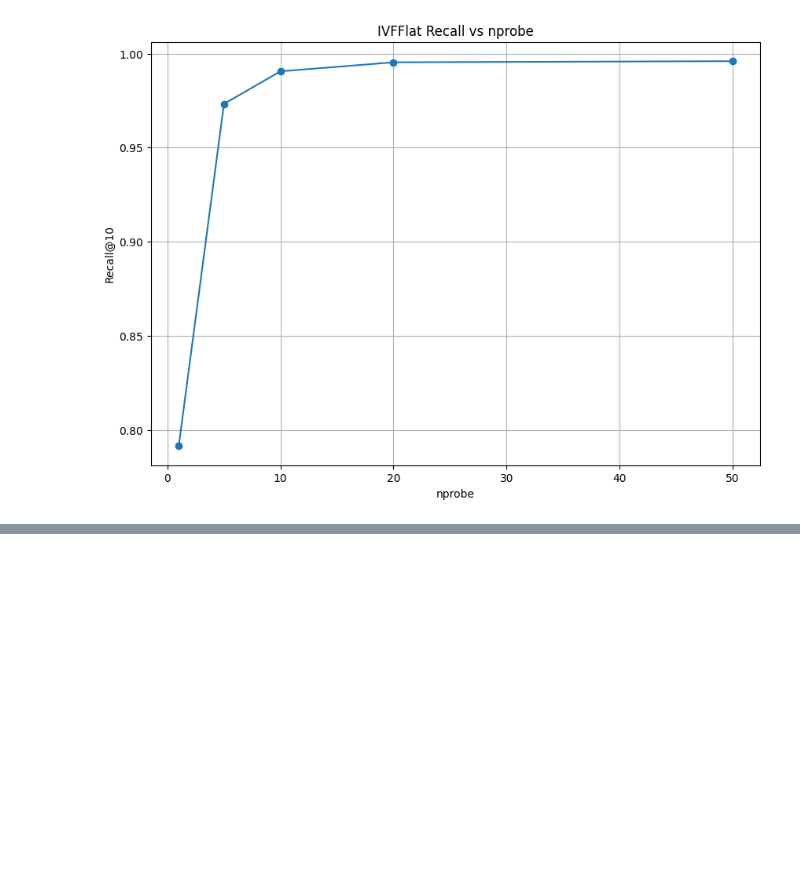
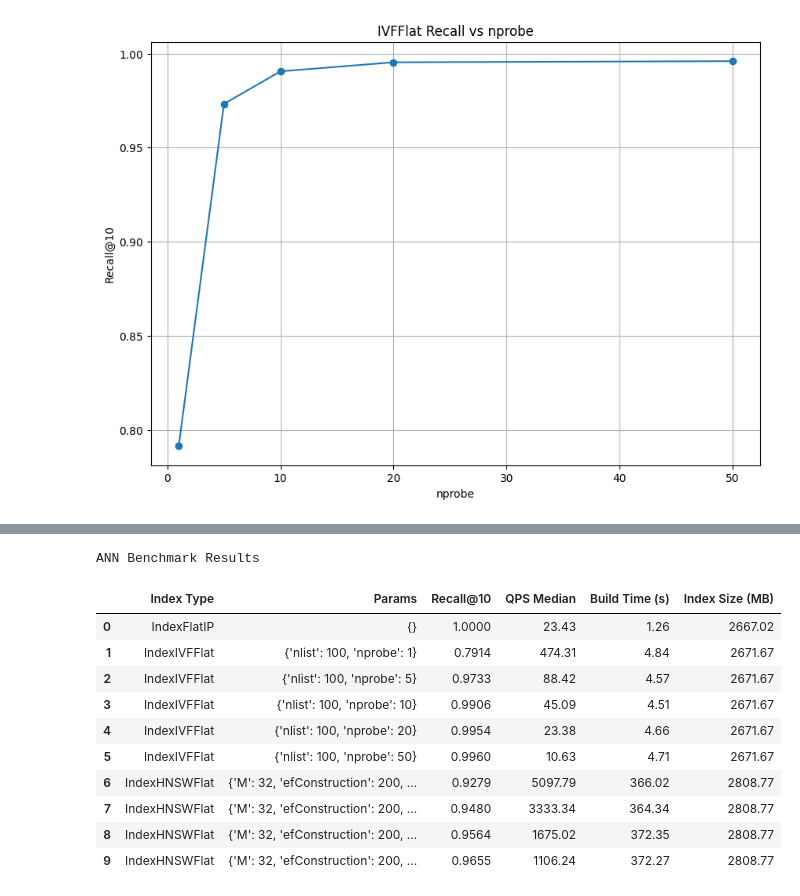
Before and after one commit to GeorgeKorlos/protein-sequence-similarity-search-microservice, a Jupyter notebook: notebooks/03_index_benchmark.ipynb, the cells around one changed output, grey strips where cells are left out. Drawn from its saved outputs; the diff is of its cells as text; code cells hidden in the pictures; blank space fills up the shorter version.

```diff
--- a/notebooks/03_index_benchmark.ipynb
+++ b/notebooks/03_index_benchmark.ipynb
@@ -86,0 +139,76 @@ plt.show()
+# %%
+import pandas as pd
+
+display_df = benchmark_results_df[
+    [
+        "index_type",
+        "params",
+        "recall_at_k",
+        "qps_median",
+        "build_time_s",
+        "index_size_mb",
+    ]
+].copy()
+
+display_df["params"] = display_df["params"].apply(str)
+
+display_df = display_df.rename(
+    columns={
+        "index_type": "Index Type",
+        "params": "Params",
+        "recall_at_k": "Recall@10",
+        "qps_median": "QPS Median",
+        "build_time_s": "Build Time (s)",
+        "index_size_mb": "Index Size (MB)",
+    }
+)
+
+def highlight_max_recall_per_group(df):
+    styles = pd.DataFrame(
+        "",
+        index=df.index,
+        columns=df.columns
+    )
+
+    for idx_type in df["Index Type"].unique():
+        mask = df["Index Type"] == idx_type
+
+        max_recall = df.loc[mask, "Recall@10"].max()
+
+        styles.loc[
+            mask & (df["Recall@10"] == max_recall),
+            "Recall@10"
+        ] = "background-color: lightgreen"
+
+    return styles
+
+styled_df = (
+    display_df.style
+    .apply(highlight_max_recall_per_group, axis=None)
+    .highlight_max(
+        subset=["QPS Median"],
+        color="gold"
+    )
+    .format({
+        "Recall@10": "{:.4f}",
+        "QPS Median": "{:.2f}",
+        "Build Time (s)": "{:.2f}",
+        "Index Size (MB)": "{:.2f}",
+    })
+    .set_caption("ANN Benchmark Results")
+)
+
+styled_df
+# %% [output]
+ANN Benchmark Results
+|  | Index Type | Params | Recall@10 | QPS Median | Build Time (s) | Index Size (MB) |
+| 0 | IndexFlatIP | {} | 1.0000 | 23.43 | 1.26 | 2667.02 |
+| 1 | IndexIVFFlat | {'nlist': 100, 'nprobe': 1} | 0.7914 | 474.31 | 4.84 | 2671.67 |
+| 2 | IndexIVFFlat | {'nlist': 100, 'nprobe': 5} | 0.9733 | 88.42 | 4.57 | 2671.67 |
+| 3 | IndexIVFFlat | {'nlist': 100, 'nprobe': 10} | 0.9906 | 45.09 | 4.51 | 2671.67 |
+| 4 | IndexIVFFlat | {'nlist': 100, 'nprobe': 20} | 0.9954 | 23.38 | 4.66 | 2671.67 |
+| 5 | IndexIVFFlat | {'nlist': 100, 'nprobe': 50} | 0.9960 | 10.63 | 4.71 | 2671.67 |
+| 6 | IndexHNSWFlat | {'M': 32, 'efConstruction': 200, ... | 0.9279 | 5097.79 | 366.02 | 2808.77 |
+| 7 | IndexHNSWFlat | {'M': 32, 'efConstruction': 200, ... | 0.9480 | 3333.34 | 364.34 | 2808.77 |
+| 8 | IndexHNSWFlat | {'M': 32, 'efConstruction': 200, ... | 0.9564 | 1675.02 | 372.35 | 2808.77 |
+| 9 | IndexHNSWFlat | {'M': 32, 'efConstruction': 200, ... | 0.9655 | 1106.24 | 372.27 | 2808.77 |
```
Also changed, not shown: parts of 5 cells of this notebook, 1 other file.
